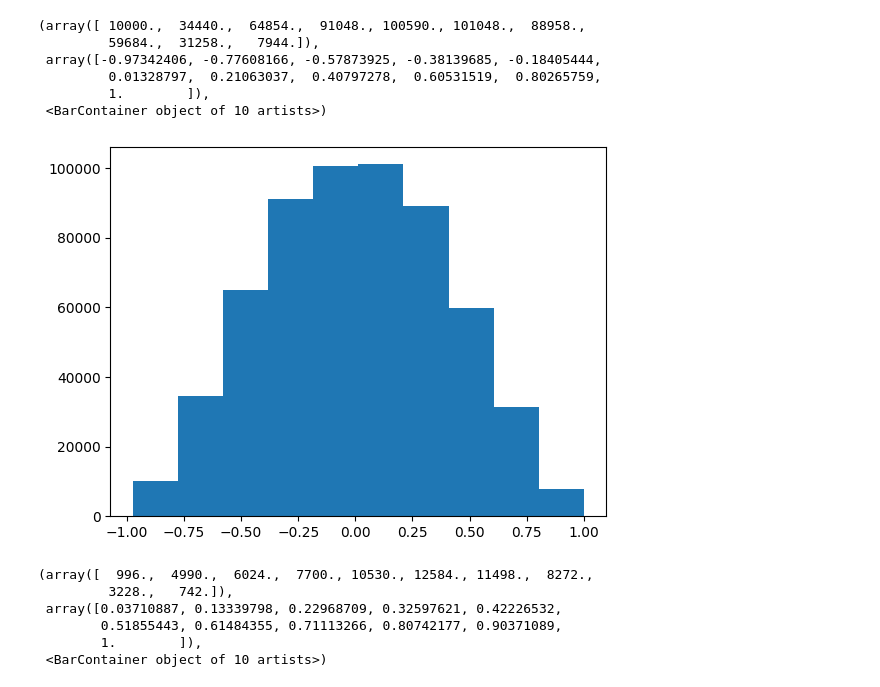
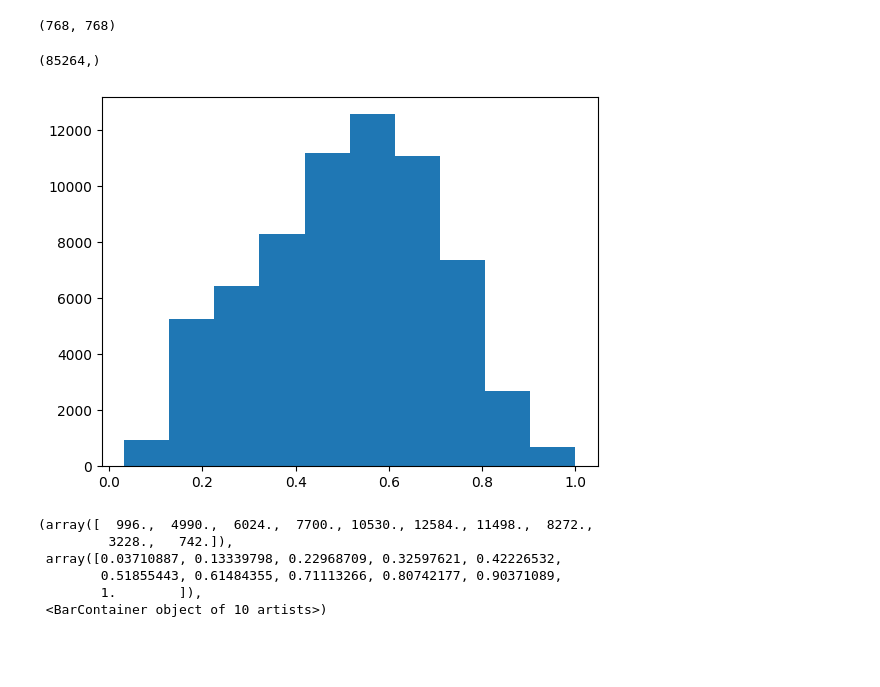
Before and after one commit to mariakesa/MousePipeline, a Jupyter notebook: filtering/same_for_vit.ipynb, the cells around one changed output. Drawn from its saved outputs; the diff is of its cells as text; code cells hidden in the pictures; blank space fills up the shorter version.

```diff
--- a/filtering/same_for_vit.ipynb
+++ b/filtering/same_for_vit.ipynb
@@ -36,17 +36,17 @@ v=all_cells.T
 X=embedding
 
 filtered=v.T@X
+# %%
+spearmanr(filtered)[0].shape
+# %% [output]
+(768, 768)
 # %%
 from scipy.stats import spearmanr, pearsonr
-plt.hist(spearmanr(filtered)[0].flatten())
+plt.hist(spearmanr(filtered.T)[0].flatten())
+print(spearmanr(filtered.T)[0].flatten().shape)
 # %% [output]
-(array([ 10000.,  34440.,  64854.,  91048., 100590., 101048.,  88958.,
-         59684.,  31258.,   7944.]),
- array([-0.97342406, -0.77608166, -0.57873925, -0.38139685, -0.18405444,
-         0.01328797,  0.21063037,  0.40797278,  0.60531519,  0.80265759,
-         1.        ]),
- <BarContainer object of 10 artists>)
+(85264,)
-[figure, old version]
+[figure, new version]
 # %%
 import numpy as np
 import matplotlib.pyplot as plt
```
Also changed, not shown: parts of 3 cells of this notebook.
